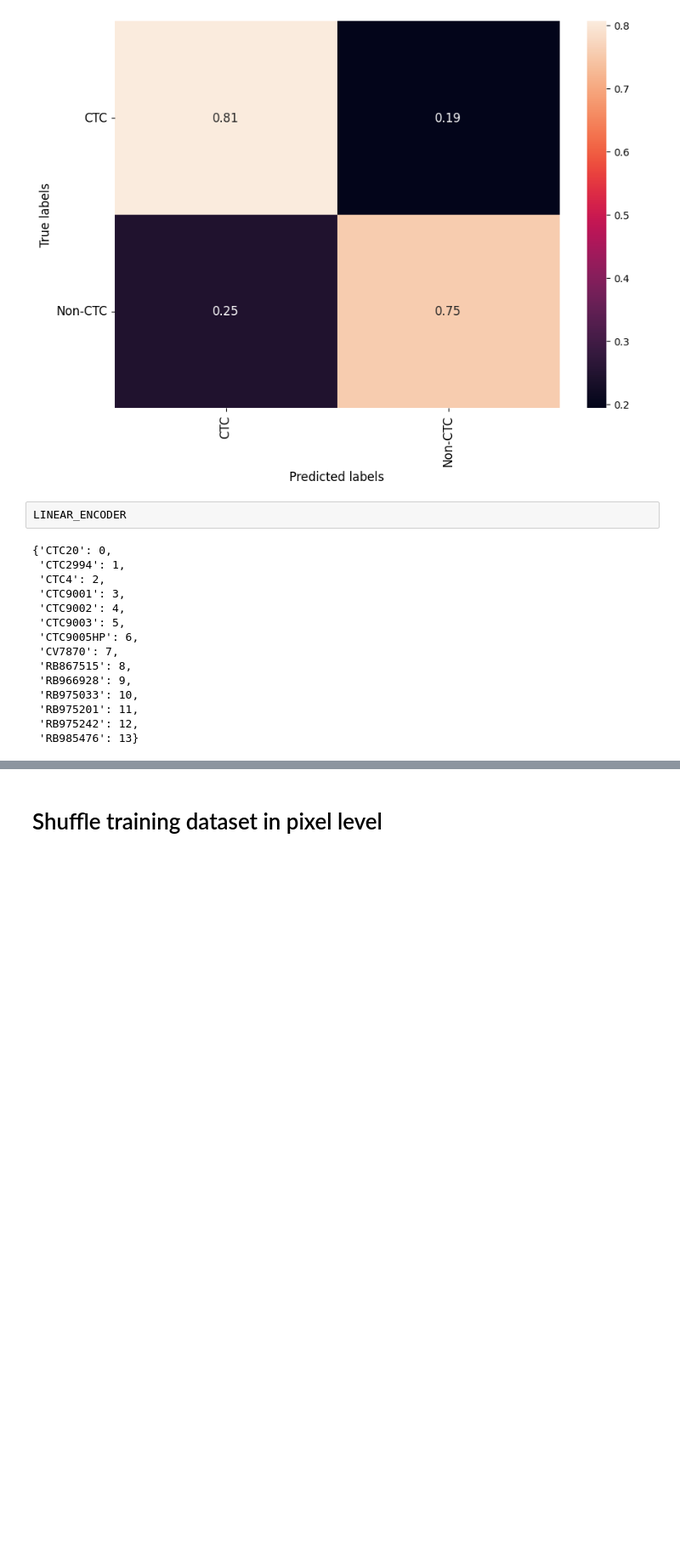
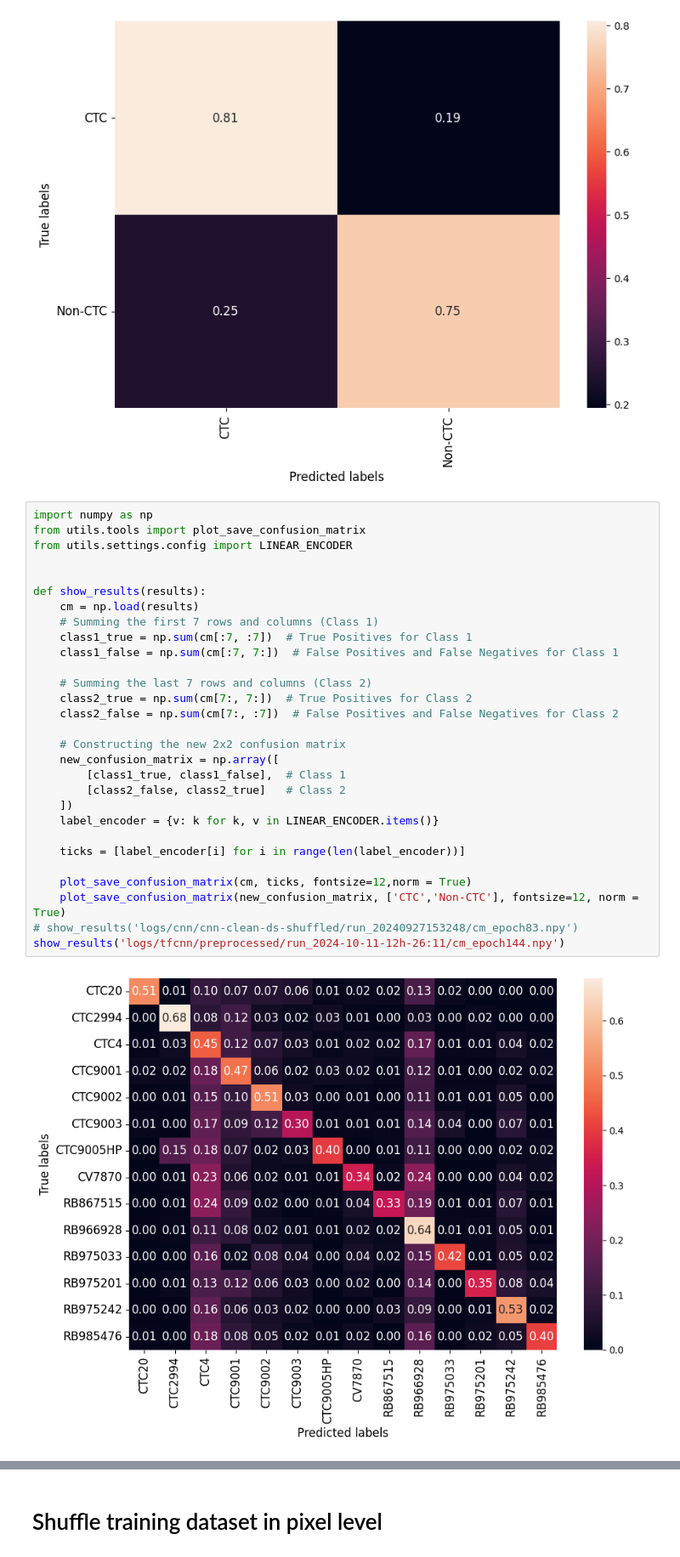
Before and after one commit to Guolin-Yin/CTC_Crop_Classification, a Jupyter notebook: check.ipynb, the cells around one changed output, grey strips where cells are left out. Shown at 85% size. Saved outputs shown, nothing was run; the diff lists cells and outputs as text; blank space fills up the shorter version.

```diff
--- a/check.ipynb
+++ b/check.ipynb
@@ -346,20 +346,34 @@ show_results('logs/tfcnn/tf-cnn-clean-ds-shuffled/Best_model/cm_epoch0.npy')
 # %% [output]
 [figure]
 [figure]
-# %%
-LINEAR_ENCODER
-# %% [output]
-{'CTC20': 0,
- 'CTC2994': 1,
- 'CTC4': 2,
- 'CTC9001': 3,
- 'CTC9002': 4,
- 'CTC9003': 5,
- 'CTC9005HP': 6,
- 'CV7870': 7,
- 'RB867515': 8,
- 'RB966928': 9,
- 'RB975033': 10,
- 'RB975201': 11,
- 'RB975242': 12,
- 'RB985476': 13}
+# %%
+import numpy as np
+from utils.tools import plot_save_confusion_matrix
+from utils.settings.config import LINEAR_ENCODER
+
+
+def show_results(results):
+    cm = np.load(results)
+    # Summing the first 7 rows and columns (Class 1)
+    class1_true = np.sum(cm[:7, :7])  # True Positives for Class 1
+    class1_false = np.sum(cm[:7, 7:])  # False Positives and False Negatives for Class 1
+
+    # Summing the last 7 rows and columns (Class 2)
+    class2_true = np.sum(cm[7:, 7:])  # True Positives for Class 2
+    class2_false = np.sum(cm[7:, :7])  # False Positives and False Negatives for Class 2
+
+    # Constructing the new 2x2 confusion matrix
+    new_confusion_matrix = np.array([
+        [class1_true, class1_false],  # Class 1
+        [class2_false, class2_true]   # Class 2
+    ])
+    label_encoder = {v: k for k, v in LINEAR_ENCODER.items()}
+
+    ticks = [label_encoder[i] for i in range(len(label_encoder))]
+
+    plot_save_confusion_matrix(cm, ticks, fontsize=12,norm = True)
+    plot_save_confusion_matrix(new_confusion_matrix, ['CTC','Non-CTC'], fontsize=12, norm = True)
+# show_results('logs/cnn/cnn-clean-ds-shuffled/run_20240927153248/cm_epoch83.npy')
+show_results('logs/tfcnn/preprocessed/run_2024-10-11-12h-26:11/cm_epoch144.npy')
+# %% [output]
+[figure, added]
```
Also changed, not shown: parts of 1 cell of this notebook, 5 other files.
